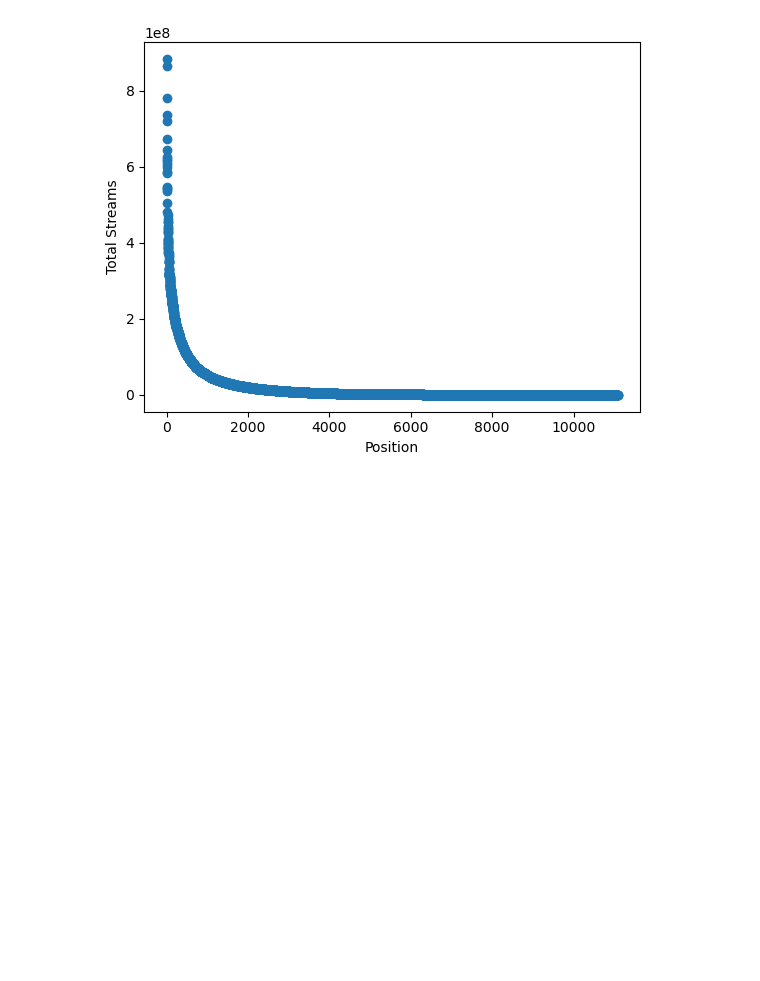
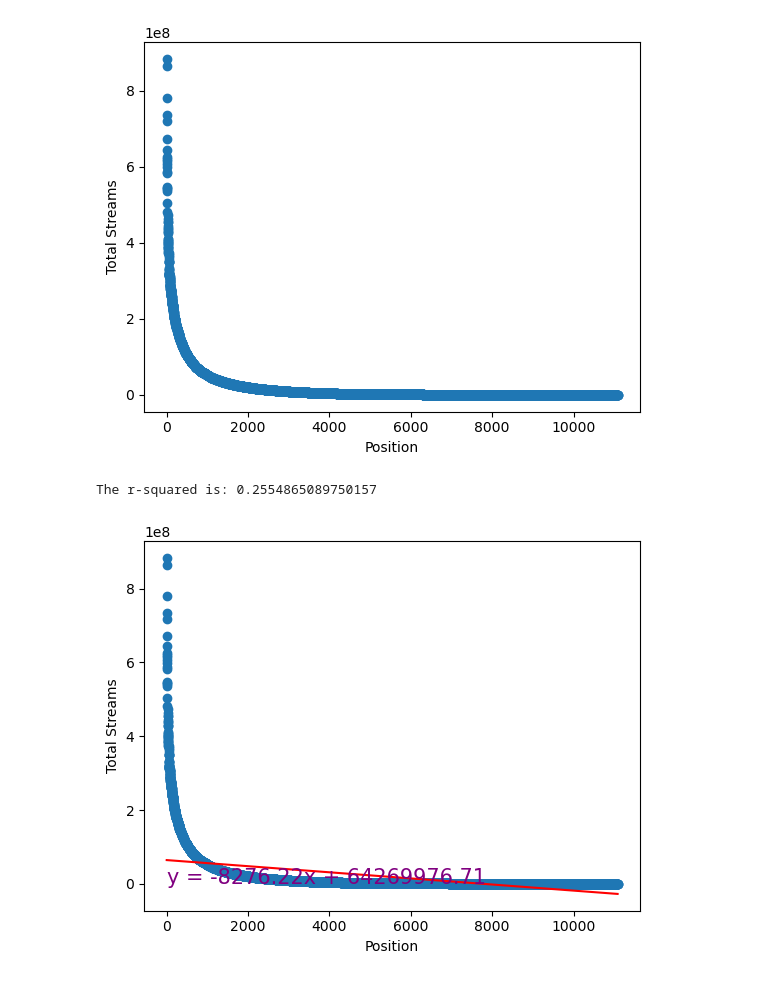
Before and after one commit to Musiholic/bootcamp-project-1, a Jupyter notebook: Sample Project1.ipynb, the cells around one changed output. Cells and saved outputs as stored; diff of their text form; code cells hidden in the pictures; blank space fills up the shorter version.

```diff
--- a/Sample Project1.ipynb
+++ b/Sample Project1.ipynb
@@ -365,3 +385,20 @@ plt.show()
 # %% [output]
 The correlation between both factors is -0.51
 [figure]
+# %%
+# Print out the r-squared value along with the Position and Total Streams plot.
+x_values =  music_chart_complete['Position']
+y_values =  music_chart_complete['Total Streams']
+(slope, intercept, rvalue, pvalue, stderr) = linregress(x_values, y_values)
+regress_values = x_values * slope + intercept
+line_eq = "y = " + str(round(slope,2)) + "x + " + str(round(intercept,2))
+plt.scatter(x_values,y_values)
+plt.plot(x_values,regress_values,"r-")
+plt.annotate(line_eq,(6.0,0.9),fontsize=15,color="purple")
+plt.xlabel('Position')
+plt.ylabel('Total Streams')
+print(f"The r-squared is: {rvalue**2}")
+plt.show()
+# %% [output]
+The r-squared is: 0.2554865089750157
+[figure, added]
```
Also changed, not shown: parts of 13 cells of this notebook.
